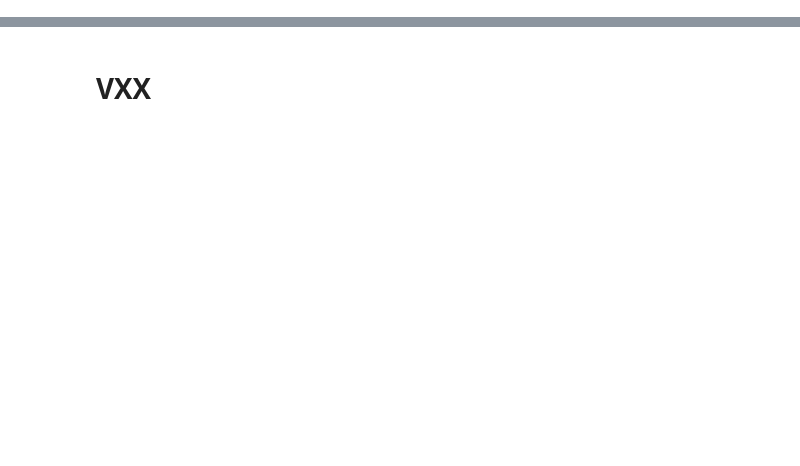
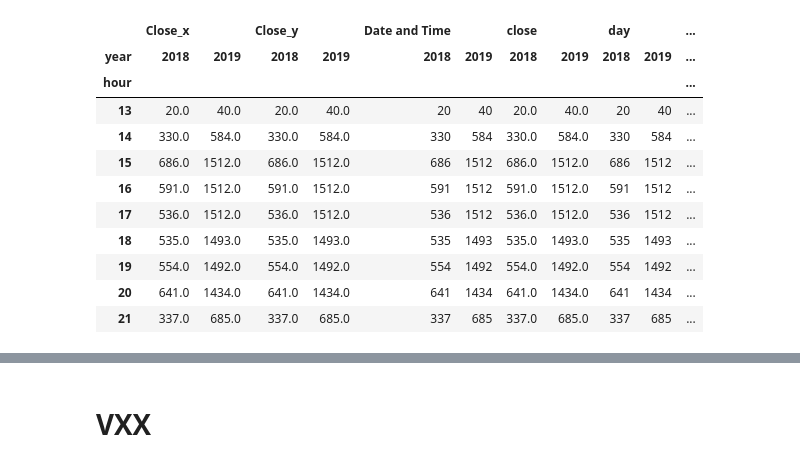
Before and after one commit to olivier2106/SP, a Jupyter notebook: vix_ux_intraday.ipynb, the cells around one changed output, grey strips where cells are left out. Saved outputs shown, nothing was run; the diff lists cells and outputs as text; code cells hidden in the pictures; blank space fills up the shorter version.

```diff
--- a/vix_ux_intraday.ipynb
+++ b/vix_ux_intraday.ipynb
@@ -33,0 +60,16 @@ aggregation_col = ['Date and Time']
+# %%
+#il y a bcp de missing value
+pd.pivot_table(merge1,index=merge1.hour, columns=merge1.year,aggfunc=np.count_nonzero )
+# %% [output]
+|  | Close_x |  | Close_y |  | Date and Time |  | close |  | day |  | ... |
+| year | 2018 | 2019 | 2018 | 2019 | 2018 | 2019 | 2018 | 2019 | 2018 | 2019 | ... |
+| hour |  |  |  |  |  |  |  |  |  |  | ... |
+| 13 | 20.0 | 40.0 | 20.0 | 40.0 | 20 | 40 | 20.0 | 40.0 | 20 | 40 | ... |
+| 14 | 330.0 | 584.0 | 330.0 | 584.0 | 330 | 584 | 330.0 | 584.0 | 330 | 584 | ... |
+| 15 | 686.0 | 1512.0 | 686.0 | 1512.0 | 686 | 1512 | 686.0 | 1512.0 | 686 | 1512 | ... |
+| 16 | 591.0 | 1512.0 | 591.0 | 1512.0 | 591 | 1512 | 591.0 | 1512.0 | 591 | 1512 | ... |
+| 17 | 536.0 | 1512.0 | 536.0 | 1512.0 | 536 | 1512 | 536.0 | 1512.0 | 536 | 1512 | ... |
+| 18 | 535.0 | 1493.0 | 535.0 | 1493.0 | 535 | 1493 | 535.0 | 1493.0 | 535 | 1493 | ... |
+| 19 | 554.0 | 1492.0 | 554.0 | 1492.0 | 554 | 1492 | 554.0 | 1492.0 | 554 | 1492 | ... |
+| 20 | 641.0 | 1434.0 | 641.0 | 1434.0 | 641 | 1434 | 641.0 | 1434.0 | 641 | 1434 | ... |
+| 21 | 337.0 | 685.0 | 337.0 | 685.0 | 337 | 685 | 337.0 | 685.0 | 337 | 685 | ... |
```
Also changed, not shown: parts of 17 cells of this notebook.
